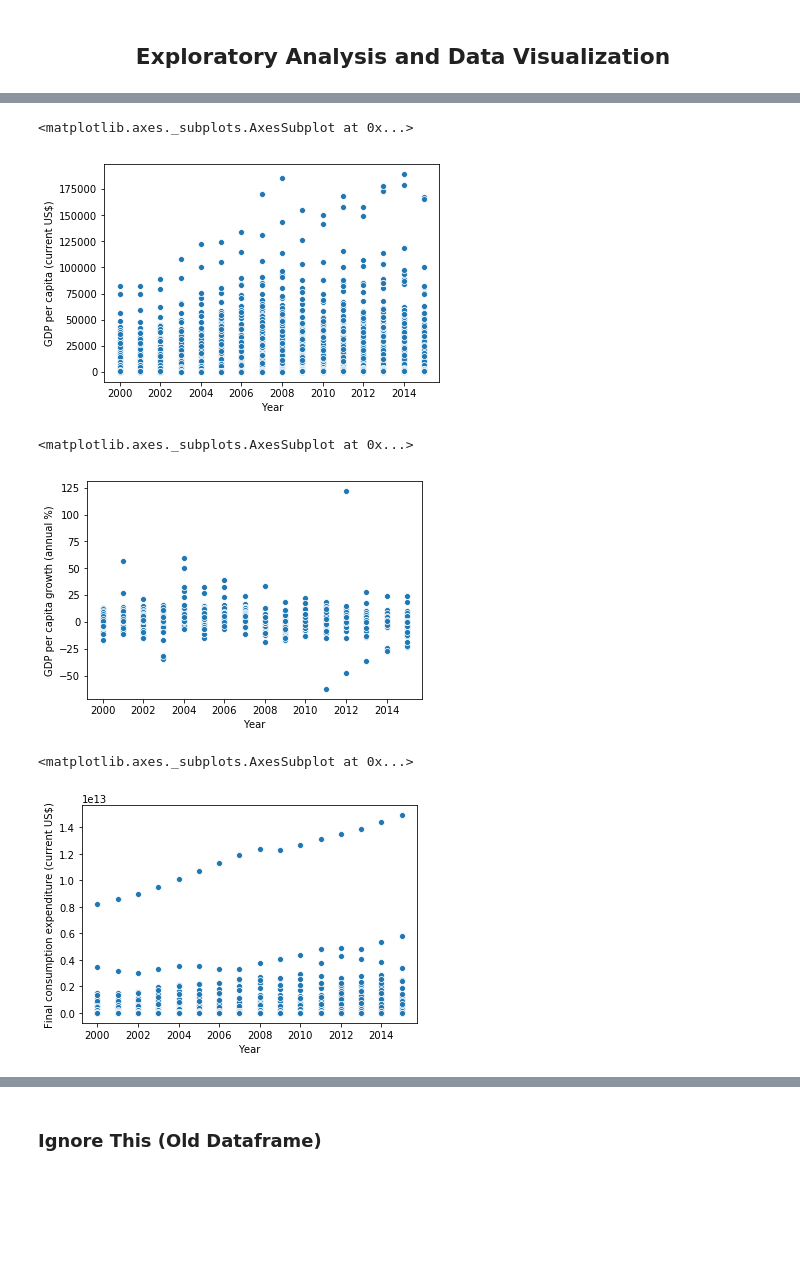
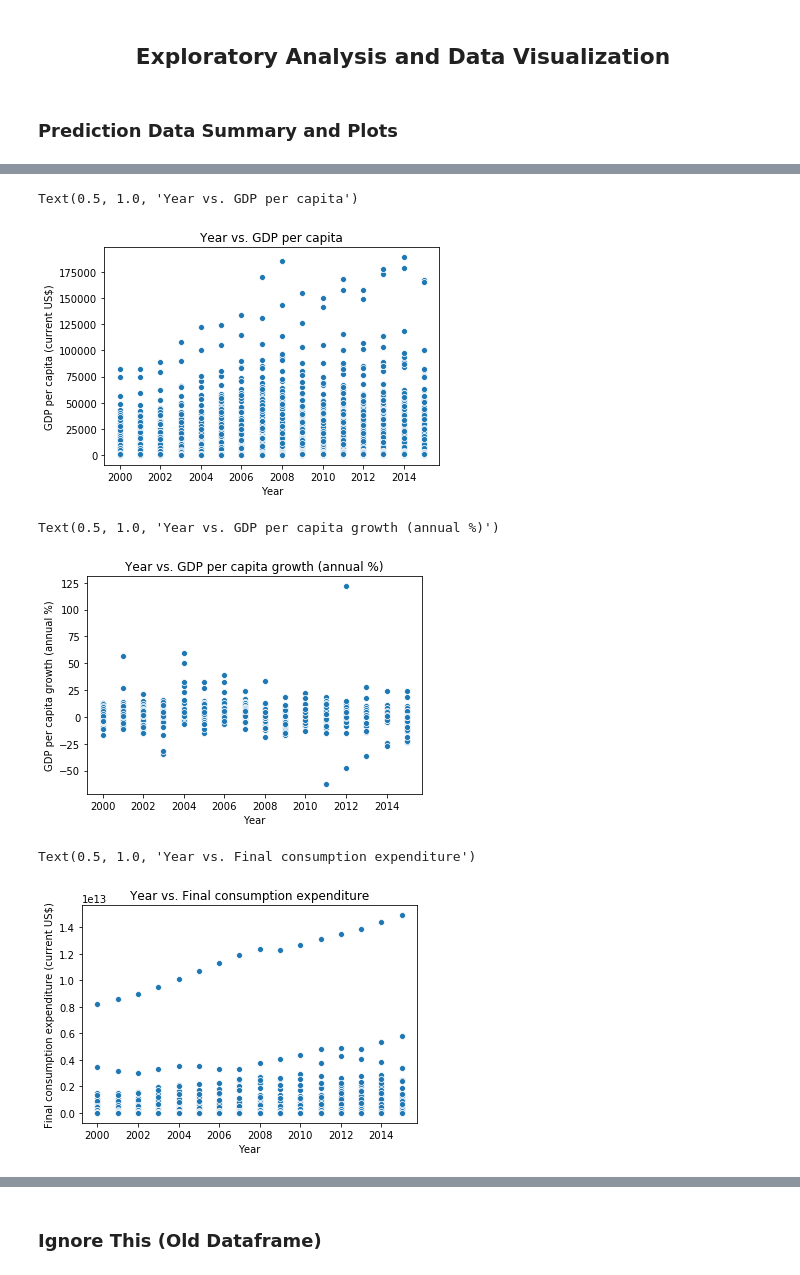
Before and after one commit to thechuster/thechuster.github.io, a Jupyter notebook: FinalProject.ipynb, the cells around one changed output, grey strips where cells are left out. Saved outputs shown, nothing was run; the diff lists cells and outputs as text; code cells hidden in the pictures; blank space fills up the shorter version.

Commit message:
added als plots

```diff
--- a/FinalProject.ipynb
+++ b/FinalProject.ipynb
@@ -163,5 +219,7 @@ predictionData.head()
 # %% [markdown]
 ## <center>Exploratory Analysis and Data Visualization<center>
+# %% [markdown]
+### Prediction Data Summary and Plots
 # %%
 predictionData.describe()
 # %% [output]
@@ -175,18 +233,18 @@ predictionData.describe()
 | 75% | 2011.250000 | 16949.803274 | 4.596447 | 90.965881 | 1.114418e+11 | ... |
 | max | 2015.000000 | 189170.895671 | 121.779543 | 241.973940 | 1.490724e+13 | ... |
 # %%
-sns.scatterplot(x="Year", y="GDP per capita (current US$)", data=predictionData)
+sns.scatterplot(x="Year", y="GDP per capita (current US$)", data=predictionData).set_title("Year vs. GDP per capita")
 # %% [output]
-<matplotlib.axes._subplots.AxesSubplot at 0x...>
+Text(0.5, 1.0, 'Year vs. GDP per capita')
-[figure, old version]
+[figure, new version]
 # %%
-sns.scatterplot(x="Year", y="GDP per capita growth (annual %)", data=predictionData)
+sns.scatterplot(x="Year", y="GDP per capita growth (annual %)", data=predictionData).set_title("Year vs. GDP per capita growth (annual %)")
 # %% [output]
-<matplotlib.axes._subplots.AxesSubplot at 0x...>
+Text(0.5, 1.0, 'Year vs. GDP per capita growth (annual %)')
-[figure, old version]
+[figure, new version]
 # %%
-sns.scatterplot(x="Year", y="Final consumption expenditure (current US$)", data=predictionData)
+sns.scatterplot(x="Year", y="Final consumption expenditure (current US$)", data=predictionData).set_title("Year vs. Final consumption expenditure")
 # %% [output]
-<matplotlib.axes._subplots.AxesSubplot at 0x...>
+Text(0.5, 1.0, 'Year vs. Final consumption expenditure')
-[figure, old version]
+[figure, new version]
 # %%
```
Also changed, not shown: parts of 17 cells of this notebook, 1 other file.
